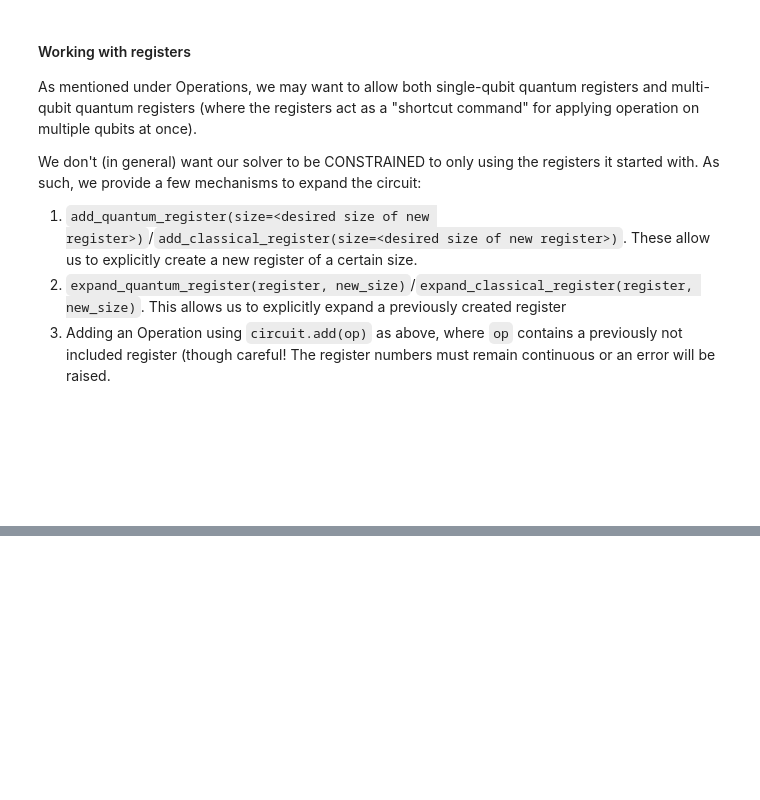
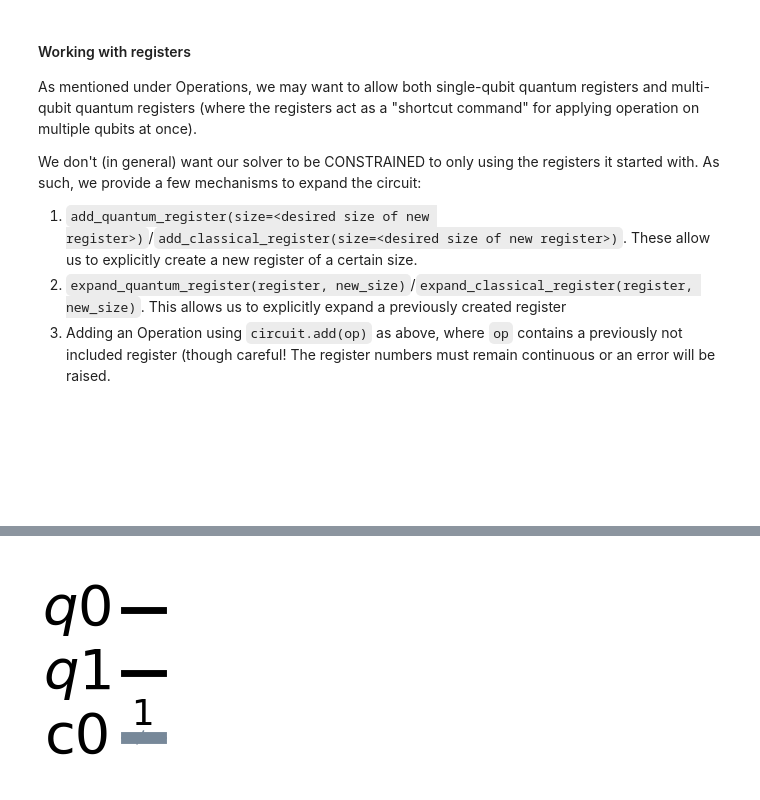
Before and after one commit to graphiq-dev/graphiq, a Jupyter notebook: examples/implementer_startup.ipynb, the cells around one changed output, grey strips where cells are left out. Cells and saved outputs as stored; diff of their text form; code cells hidden in the pictures; blank space fills up the shorter version.

```diff
--- a/examples/implementer_startup.ipynb
+++ b/examples/implementer_startup.ipynb
@@ -256,0 +300,10 @@ plt.show()  # NOTE: we see just a white square... because it's empty!
+# %%
+"""[Public API]"""
+
+# 3. Expanding quantum registers by adding Operations
+circuit = CircuitDAG(2, 1)  # we start with two qreg of size 1, 1 creg of size 1
+fig, ax = plt.subplots()
+draw_openqasm(circuit.to_openqasm(), show=False, ax=ax)
+plt.show()
+# %% [output]
+[figure, added]
```
Also changed, not shown: parts of 22 cells of this notebook, 5 other files.
